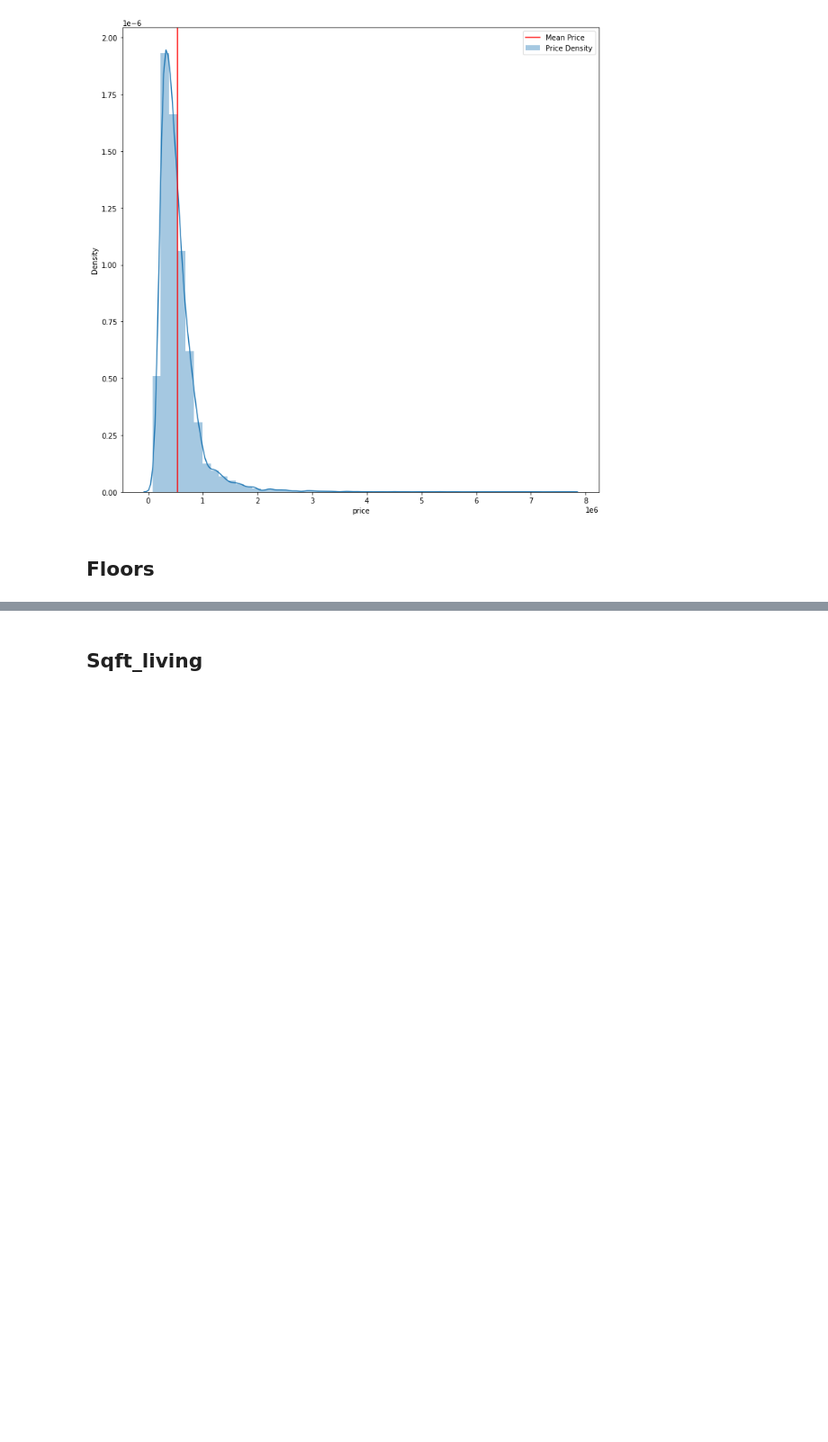
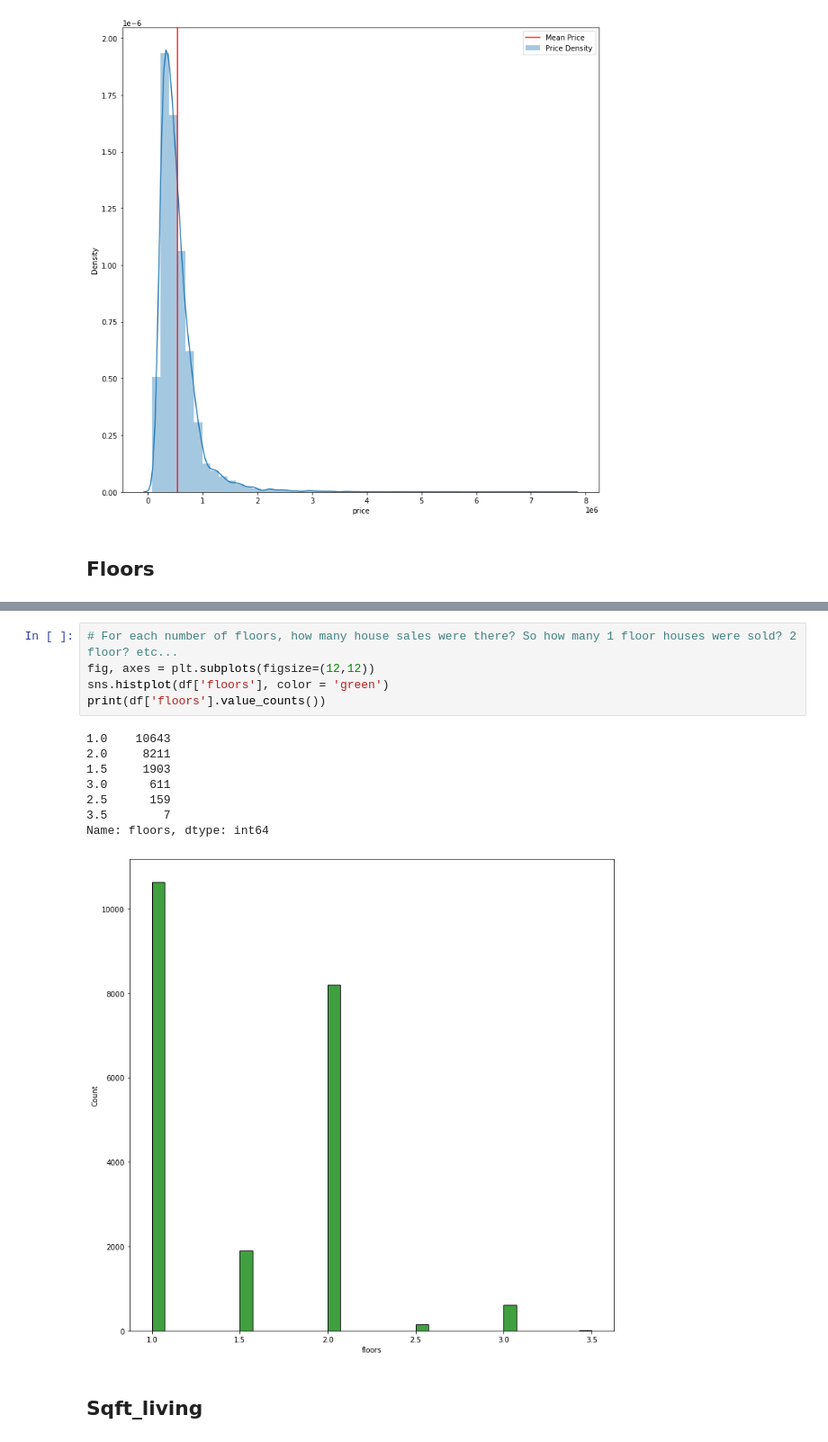
Before and after one commit to CamLadd/Housing_analysis_project, a Jupyter notebook: Data_cleaning.ipynb, the cells around one changed output, grey strips where cells are left out. Shown: that part at 90% size. Saved outputs shown, nothing was run; the diff lists cells and outputs as text; blank space fills up the shorter version.

```diff
--- a/Data_cleaning.ipynb
+++ b/Data_cleaning.ipynb
@@ -189,6 +231,20 @@ plt.title('Avg Prices per Floor #')
 # %% [output]
 Text(0.5, 1.0, 'Avg Prices per Floor #')
 [figure]
+# %%
+# For each number of floors, how many house sales were there? So how many 1 floor houses were sold? 2 floor? etc...
+fig, axes = plt.subplots(figsize=(12,12))
+sns.histplot(df['floors'], color = 'green')
+print(df['floors'].value_counts())
+# %% [output]
+1.0    10643
+2.0     8211
+1.5     1903
+3.0      611
+2.5      159
+3.5        7
+Name: floors, dtype: int64
+[figure, added]
 # %% [markdown]
 ## Sqft_living
 # %%
```
Also changed, not shown: parts of 11 cells of this notebook.
